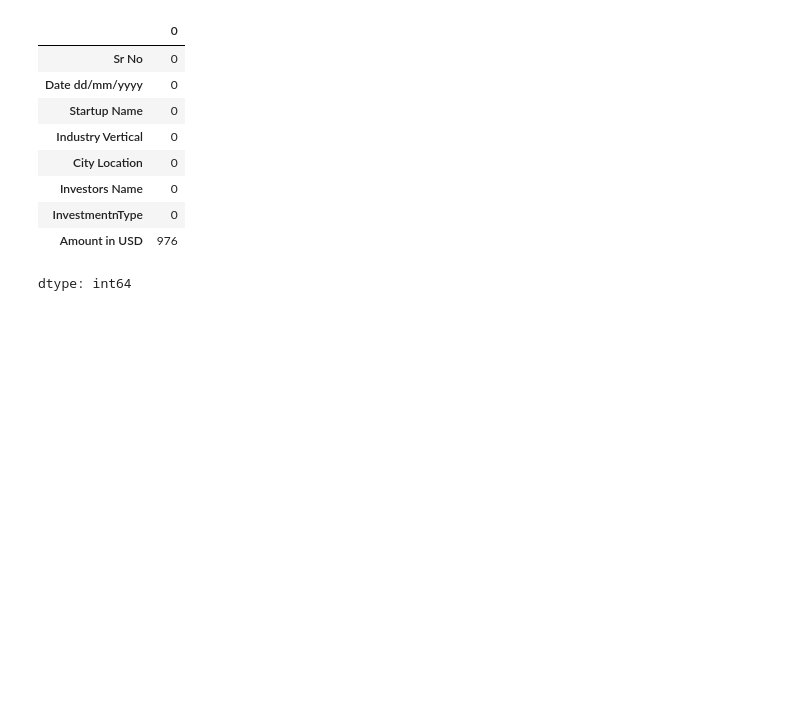
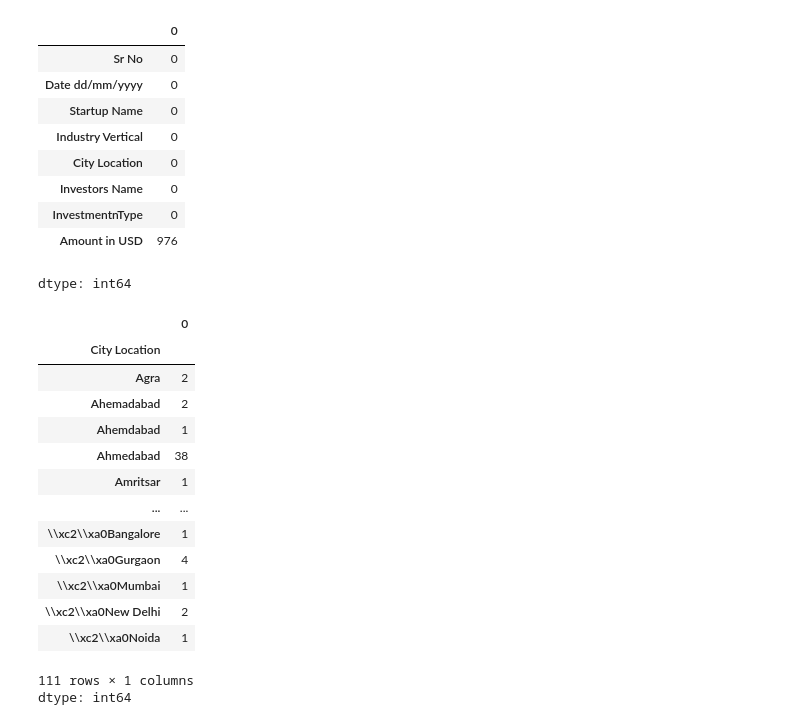
Before and after one commit to aanyamanik/Indian-Startup-Fundings-EDA, a Jupyter notebook: startup_funding_EDA.ipynb, the cells around one changed output. Saved outputs shown, nothing was run; the diff lists cells and outputs as text; code cells hidden in the pictures; blank space fills up the shorter version.

```diff
--- a/startup_funding_EDA.ipynb
+++ b/startup_funding_EDA.ipynb
@@ -167,3 +158,21 @@ df.isnull().sum()
 | InvestmentnType | 0 |
 | Amount in USD | 976 |
 dtype: int64
+# %%
+df.groupby('City  Location').size()
+# %% [output]
+|  | 0 |
+| City Location |  |
+| Agra | 2 |
+| Ahemadabad | 2 |
+| Ahemdabad | 1 |
+| Ahmedabad | 38 |
+| Amritsar | 1 |
+| ... | ... |
+| \\xc2\\xa0Bangalore | 1 |
+| \\xc2\\xa0Gurgaon | 4 |
+| \\xc2\\xa0Mumbai | 1 |
+| \\xc2\\xa0New Delhi | 2 |
+| \\xc2\\xa0Noida | 1 |
+111 rows × 1 columns
+dtype: int64
```
Also changed, not shown: parts of 20 cells of this notebook.
